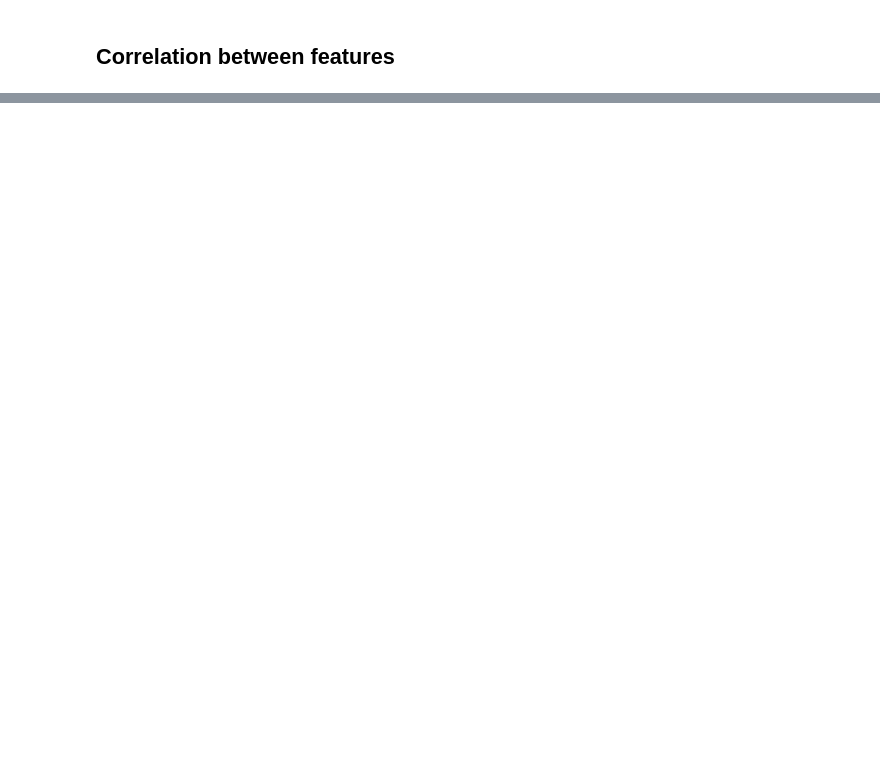
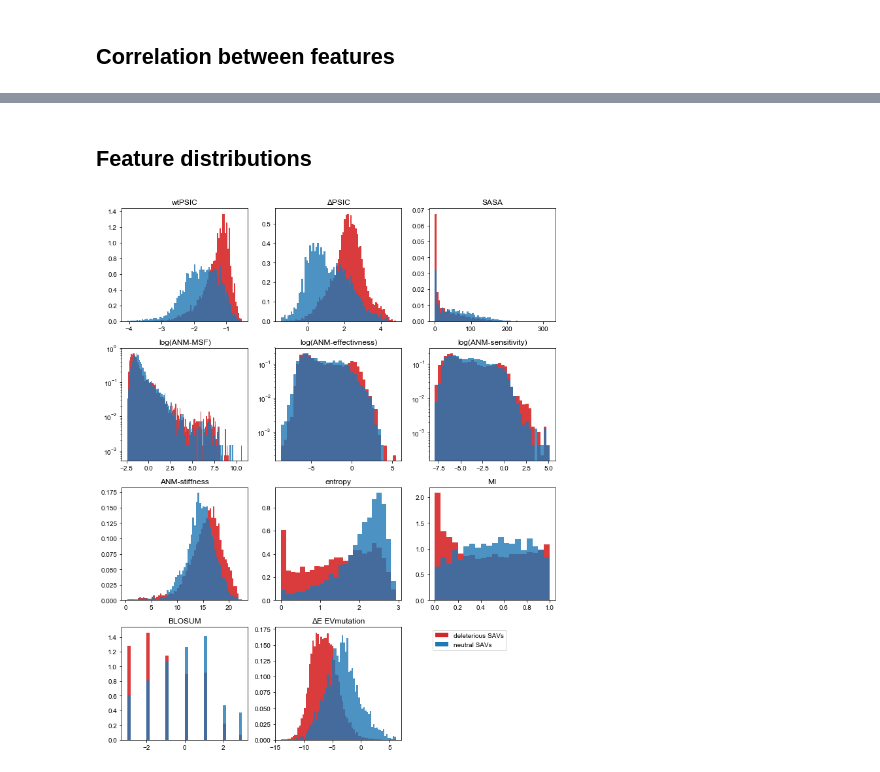
Before and after one commit to prody/rhapsody-tutorials, a Jupyter notebook: 01-RF_training/RF_training.ipynb, the cells around one changed output, grey strips where cells are left out. Cells and saved outputs as stored; diff of their text form; code cells hidden in the pictures; blank space fills up the shorter version.

```diff
--- a/01-RF_training/RF_training.ipynb
+++ b/01-RF_training/RF_training.ipynb
@@ -389,0 +412,44 @@ fig.savefig('figures/correlation_btw_features.png', dpi=300)
+# %% [markdown]
+## Feature distributions
+# %%
+from matplotlib.patches import Patch
+
+fig, axes = plt.subplots(4, 3, figsize=(10, 12))
+
+classes = {
+    'del' : ID[ID['true_label']==1],
+    'neu' : ID[ID['true_label']==0]
+}
+
+for n, feature in enumerate(featsets['v2_EVmut']):
+
+    ax = axes[int(n/3), n%3]
+
+    data = {}
+    for cl in ('del', 'neu'):
+        d = classes[cl][feature]
+        data[cl] = d[~np.isnan(d)]
+
+    title = abbrv[feature]
+
+    if feature.startswith('ANM'):
+        # use log-log scale
+        title = f'log({title})'
+        ax.set_yscale('log')
+        for k in data:
+            data[k] = np.log(data[k])
+
+    ax.set_title(title)
+
+    n, bins, patches = ax.hist(data['del'], bins='fd', color='C3', alpha=.9, density=True)
+    ax.hist(data['neu'], bins=bins, color='C0', alpha=.8, density=True)
+
+axes[3,2].axis('off')
+legend_elements = [Patch(facecolor='C3', label='deleterious SAVs'),
+                   Patch(facecolor='C0', label='neutral SAVs')]
+axes[3,2].legend(handles=legend_elements, loc='upper left')
+
+fig.tight_layout()
+fig.savefig('figures/feat_distributions.png', dpi=300)
+# %% [output]
+[figure, added]
```
Also changed, not shown: parts of 11 cells of this notebook, 33 other files.
